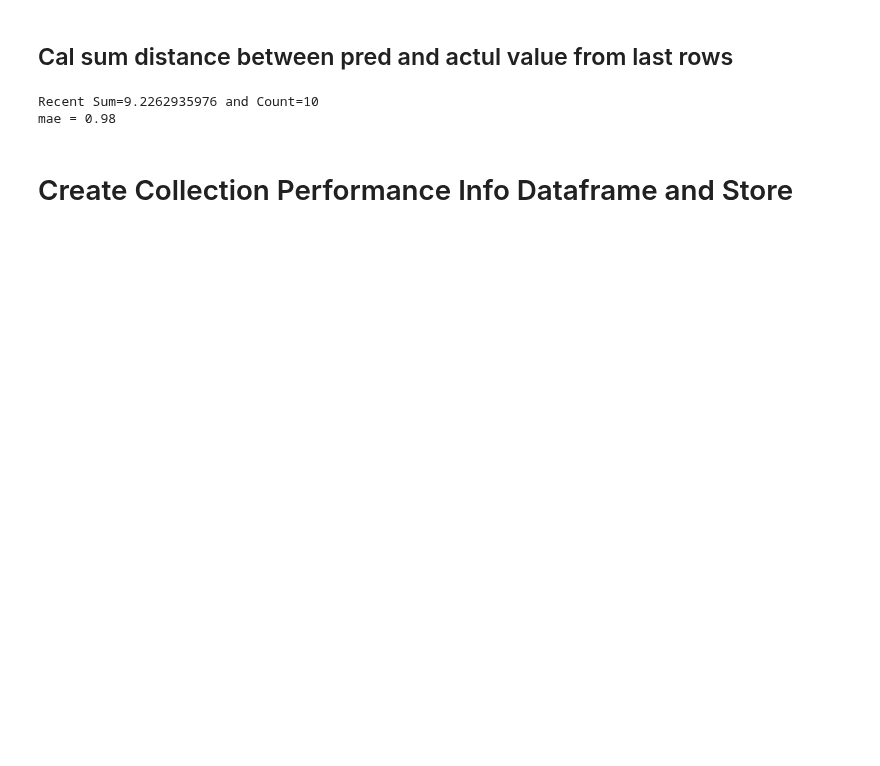
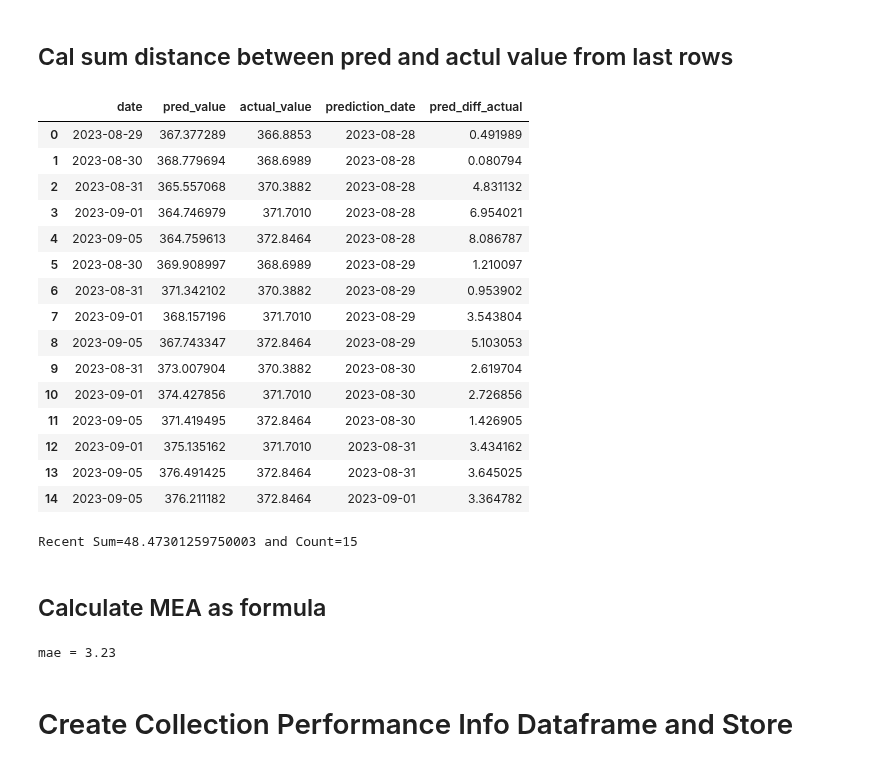
Before and after one commit to technqvi/TimeSeriesML-FinMarket, a Jupyter notebook: forecast-asset -price-movement-LSTM-TimeSeries/collect_performance_forecast_result.ipynb, the cells around one changed output. Drawn from its saved outputs; the diff is of its cells as text; code cells hidden in the pictures; blank space fills up the shorter version.

```diff
--- a/forecast-asset -price-movement-LSTM-TimeSeries/collect_performance_forecast_result.ipynb
+++ b/forecast-asset -price-movement-LSTM-TimeSeries/collect_performance_forecast_result.ipynb
@@ -24,17 +24,17 @@ collectionDate='2023-09-02 00:00' # comment
 # %%
 dictCollectPerf={}
+
+# uncomment
+mode=1 # 2 for prodictoin 1 for test/migrate
+#modelList=['spy-ema1-60t10-ds0115t0523','qqq-ema1-30t5-ds0115t0523','spy-signal-60t10-ds0115t0523']
+
+# comment
+#model_id='spy-ema1-60t10-ds0115t0523'
+model_id='qqq-ema1-30t5-ds0115t0523'
+#model_id="spy-signal-60t10-ds0115t0523"
 # %% [markdown]
 # Init parameter
 # %%
-# uncomment
-mode=1 # 2 for prodictoin 1 for test/migrate
-#modelList=['spy-ema1-60t10-ds0115t0523','qqq-ema1-30t5-ds0115t0523','spy-signal-60t10-ds0115t0523']
-
-# comment
-#model_id='spy-ema1-60t10-ds0115t0523'
-#model_id='qqq-ema1-30t5-ds0115t0523'
-model_id="spy-signal-60t10-ds0115t0523"
-
 if mode==1: # Migrate to backfill data and Test
     logDate=collectionDate
     log_date=datetime.strptime(logDate,'%Y-%m-%d %H:%M')
@@ -47,6 +47,7 @@ week_day=log_date.weekday()
 day_name=calendar.day_name[log_date.weekday()]
 
 print(f"Date to collect data on {log_date.strftime('%Y-%m-%d')} {day_name}(Idx:{week_day}) at {log_timestamp}")
+#week_day=log_date.weekday() Sature=5  [0,1,2,3,4,5,6]
 
 if  week_day==5:
     last_trading_day_of_week=1
@@ -58,7 +59,7 @@ else:
 
 print(f"week_day={week_day} and last_trading_day_of_week={last_trading_day_of_week}")
 
-genTableSchema=False
+genTableSchema=True
 metric_name='mae'
 # %% [output]
 Date to collect data on 2023-09-02 Saturday(Idx:5) at 2023-09-02 00:00:00
@@ -374,19 +401,42 @@ Prev Sum=583.2716247067 and Count=595
 # %% [markdown]
 ## Cal sum distance between pred and actul value from last rows
+# %%
+dfAllForecastResult['pred_diff_actual']=dfAllForecastResult.apply(lambda x : abs(x['pred_value']-x['actual_value']),axis=1)
+dfAllForecastResult
+# %% [output]
+|  | date | pred_value | actual_value | prediction_date | pred_diff_actual |
+| 0 | 2023-08-29 | 367.377289 | 366.8853 | 2023-08-28 | 0.491989 |
+| 1 | 2023-08-30 | 368.779694 | 368.6989 | 2023-08-28 | 0.080794 |
+| 2 | 2023-08-31 | 365.557068 | 370.3882 | 2023-08-28 | 4.831132 |
+| 3 | 2023-09-01 | 364.746979 | 371.7010 | 2023-08-28 | 6.954021 |
+| 4 | 2023-09-05 | 364.759613 | 372.8464 | 2023-08-28 | 8.086787 |
+| 5 | 2023-08-30 | 369.908997 | 368.6989 | 2023-08-29 | 1.210097 |
+| 6 | 2023-08-31 | 371.342102 | 370.3882 | 2023-08-29 | 0.953902 |
+| 7 | 2023-09-01 | 368.157196 | 371.7010 | 2023-08-29 | 3.543804 |
+| 8 | 2023-09-05 | 367.743347 | 372.8464 | 2023-08-29 | 5.103053 |
+| 9 | 2023-08-31 | 373.007904 | 370.3882 | 2023-08-30 | 2.619704 |
+| 10 | 2023-09-01 | 374.427856 | 371.7010 | 2023-08-30 | 2.726856 |
+| 11 | 2023-09-05 | 371.419495 | 372.8464 | 2023-08-30 | 1.426905 |
+| 12 | 2023-09-01 | 375.135162 | 371.7010 | 2023-08-31 | 3.434162 |
+| 13 | 2023-09-05 | 376.491425 | 372.8464 | 2023-08-31 | 3.645025 |
+| 14 | 2023-09-05 | 376.211182 | 372.8464 | 2023-09-01 | 3.364782 |
+# %%
+recentSum=dfAllForecastResult['pred_diff_actual'].sum()
+recentCount=len(dfAllForecastResult)
+
+
+dfAllForecastResult=dfAllForecastResult.drop(columns=['pred_diff_actual'])
+print(f"Recent Sum={recentSum} and Count={recentCount}")
+# %% [output]
+Recent Sum=48.47301259750003 and Count=15
+# %% [markdown]
+## Calculate MEA as formula
 # %%
-dfAllForecastResult['pred_diff_actual']=dfAllForecastResult.apply(lambda x : abs(x['pred_value']-x['actual_value']),axis=1)
-recentSum=dfAllForecastResult['pred_diff_actual'].sum()
-recentCount=len(dfAllForecastResult)
-
-dfAllForecastResult=dfAllForecastResult.drop(columns=['pred_diff_actual'])
-print(f"Recent Sum={recentSum} and Count={recentCount}")
-
 #https://en.wikipedia.org/wiki/Mean_absolute_error
 metric_value= round((prevSum+recentSum)/(prevCount+recentCount),2)
 print(f"{metric_name} = {metric_value}")
 # %% [output]
-Recent Sum=9.2262935976 and Count=10
-mae = 0.98
+mae = 3.23
 # %% [markdown]
 # Create Collection Performance Info Dataframe and Store
 # %%
```
Also changed, not shown: parts of 21 cells of this notebook, 1 other file.
